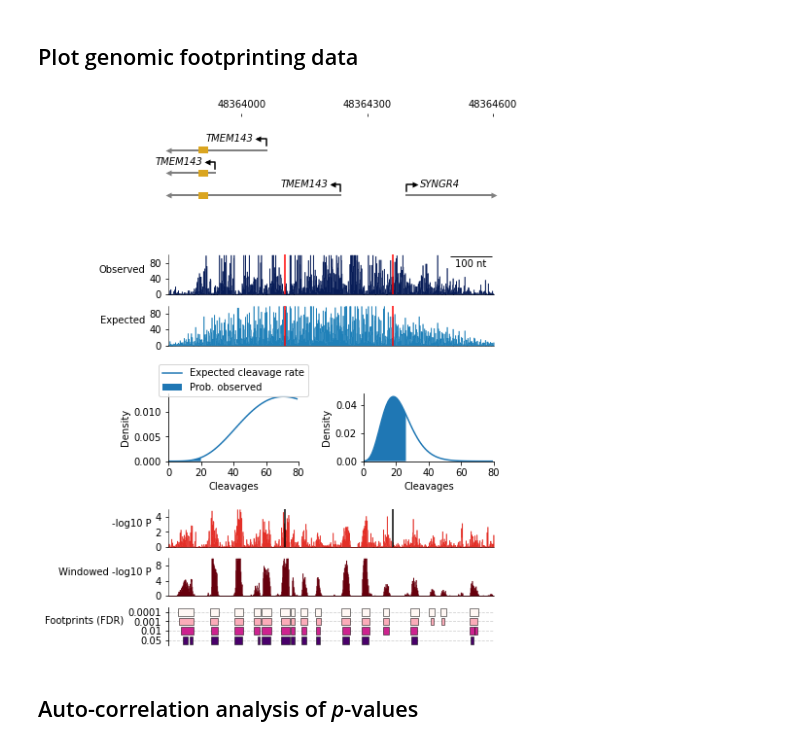
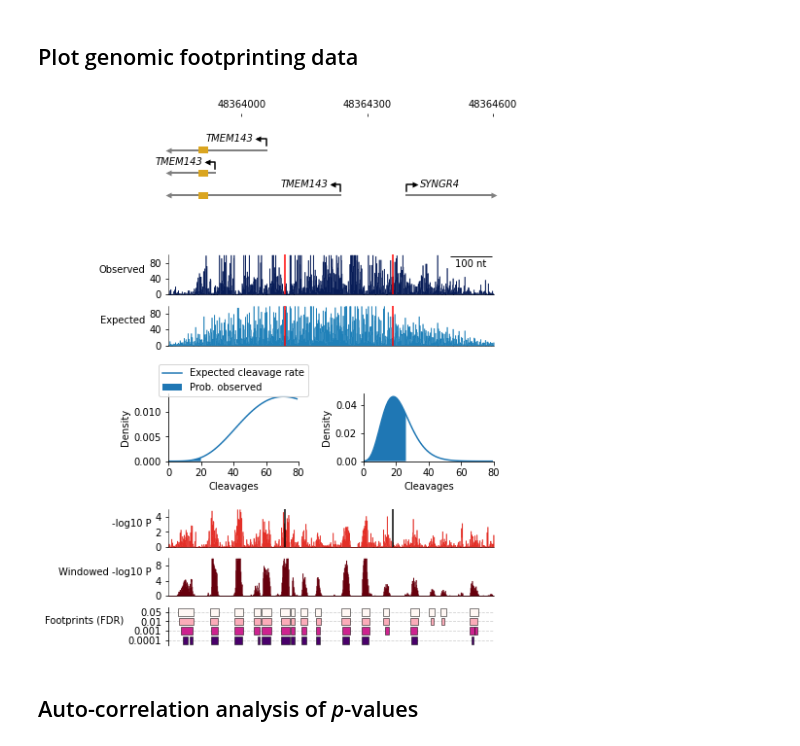
Before and after one commit to vierstralab/footprint-tools, a Jupyter notebook: docs/source/examples/single_dataset.ipynb, the cells around one changed output. Saved outputs shown, nothing was run; the diff lists cells and outputs as text; code cells hidden in the pictures.

```diff
--- a/docs/source/examples/single_dataset.ipynb
+++ b/docs/source/examples/single_dataset.ipynb
@@ -198,35 +198,35 @@ trk = continuous_data_track(interval, -np.log10(winpvals), fill_between=0, min=0
 trk.render(ax_winlnp)
 
 ax_winlnp.set_ylabel("Windowed -log10 P", rotation=0, ha="right")
 
 # Plot footprints
 ax_fps = fig.add_subplot(gs_stats[2,:])
 
 cmap=discrete_cmap(len(thresholds), "RdPu_r")
 for i, thresh in enumerate(sorted(thresholds)):
     fps = [genomic_interval(interval.chrom, interval.start+x, interval.start+y) for x, y in segment.segment(-np.array(fpr), -thresh, 3) ]
     starts=[fp.start for fp in fps]
     w=[len(fp) for fp in fps]
 
     coll = BrokenBarHCollection(zip(starts,w), (i+0.1, 0.8), facecolors=cmap(i), edgecolors='k', linewidths=0.5)
     ax_fps.add_collection(coll)
 
     ax_fps.axhline(i+0.5, color='lightgrey', ls='dashed', lw=0.8, zorder=-1)
 
 ax_fps.set_xlim(interval.start, interval.end)
 ax_fps.set_ylim(0, 4)
 ax_fps.xaxis.set_visible(False)
 
 ax_fps.yaxis.set_ticks(np.arange(len(thresholds))+0.5)
-ax_fps.yaxis.set_ticklabels(thresholds)
+ax_fps.yaxis.set_ticklabels(sorted(thresholds))
 
 ax_fps.set_ylabel("Footprints (FDR)", rotation=0, ha="right")
 
 sns.despine(ax=ax_fps, bottom=True)
 
 plt.show()
 # %% [output]
-[figure, old version]
+[figure, new version]
 # %% [markdown]
 ## Auto-correlation analysis of *p*-values
 # %% [markdown]
```
Also changed, not shown: parts of 1 cell of this notebook.
